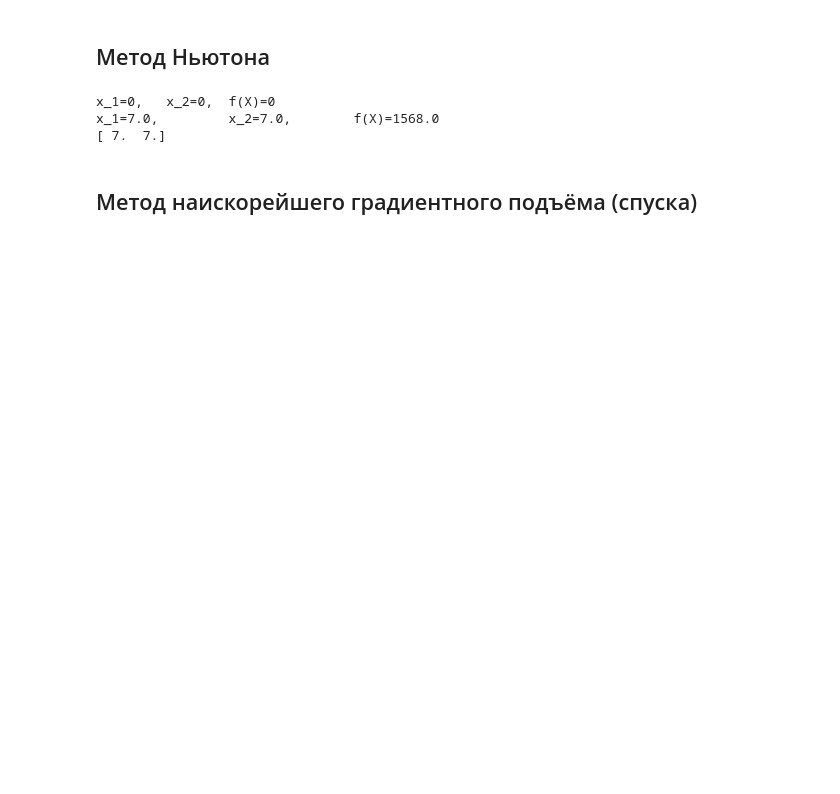
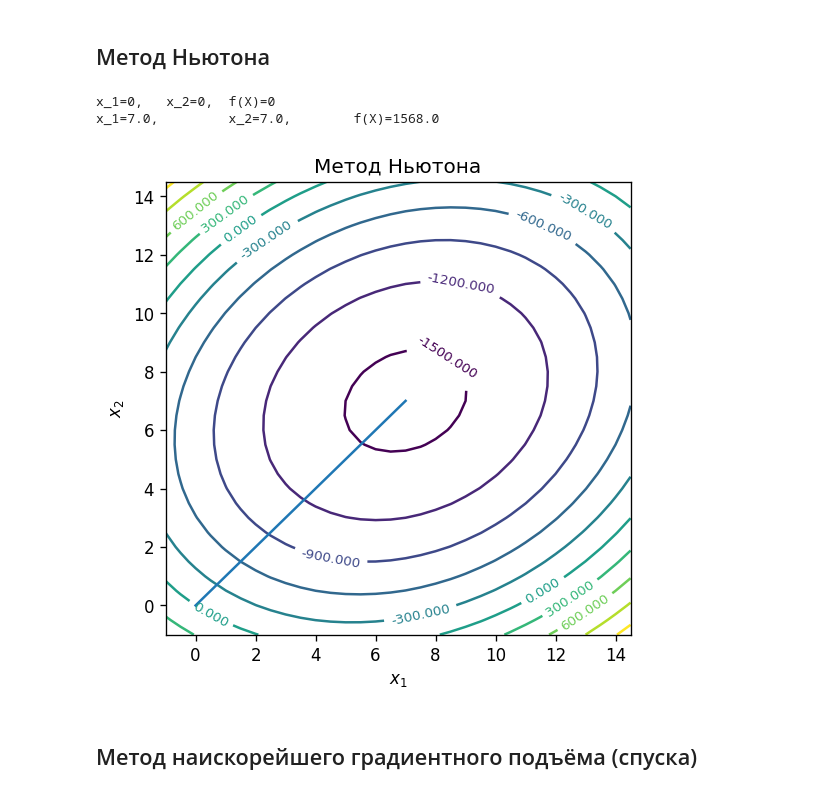
Before and after one commit to lamtev/system-analysis, a Jupyter notebook: et3/py/et3.ipynb, the cells around one changed output. Saved outputs shown, nothing was run; the diff lists cells and outputs as text; code cells hidden in the pictures; blank space fills up the shorter version.

```diff
--- a/et3/py/et3.ipynb
+++ b/et3/py/et3.ipynb
@@ -72,31 +111,38 @@ x_1=6.999887140327485,   x_2=6.999980372230867,  f(X)=1567.9999997923262
 ## Метод Ньютона
 # %%
 def fmin_newton(f: callable, x0: list, gf: callable, hf: callable, stop: float, on_each_step: callable):
+    x1s = []
+    x2s = []
     steps = 0
     xi = x0
     gfi = gf(xi)
     ti = 1
     on_each_step(xi)
-    while norm(gfi) > stop:
+    x1s.append(xi[0])
+    x2s.append(xi[1])
+    while la.norm(gfi) > stop:
         steps += 1
-        ki = - inv(hf()).dot(gfi)
+        ki = - la.inv(hf()).dot(gfi)
         xi += ti * ki
+        x1s.append(xi[0])
+        x2s.append(xi[1])
         on_each_step(xi)
         gfi = gf(xi)
-    return [xi, f(xi), steps]
+    return [xi, f(xi), steps, np.array(x1s), np.array(x2s)]
 
 
 file_name = '../report/data/newton.csv'
 f = open(file_name, 'w', newline='')
 writer = csv.writer(f)
 writer.writerow(('x1', 'x2', 'f'))
-xopt, fopt, steps = fmin_newton(target_function, [0, 0], gradient, hessian, 0.01, to_csv)
+xopt, fopt, steps, x1s, x2s = fmin_newton(target_function, [0, 0], gradient, hessian, 0.01, to_csv)
 f.close()
-print(xopt)
+
+plot_level_contour(x1s, x2s, 'newton', 'Метод Ньютона')
 # %% [output]
 x_1=0,   x_2=0,  f(X)=0
 x_1=7.0,         x_2=7.0,        f(X)=1568.0
-[ 7.  7.]
+[figure, added]
 # %% [markdown]
 ## Метод наискорейшего градиентного подъёма (спуска)
 # %%
```
Also changed, not shown: parts of 7 cells of this notebook, 4 other files.
